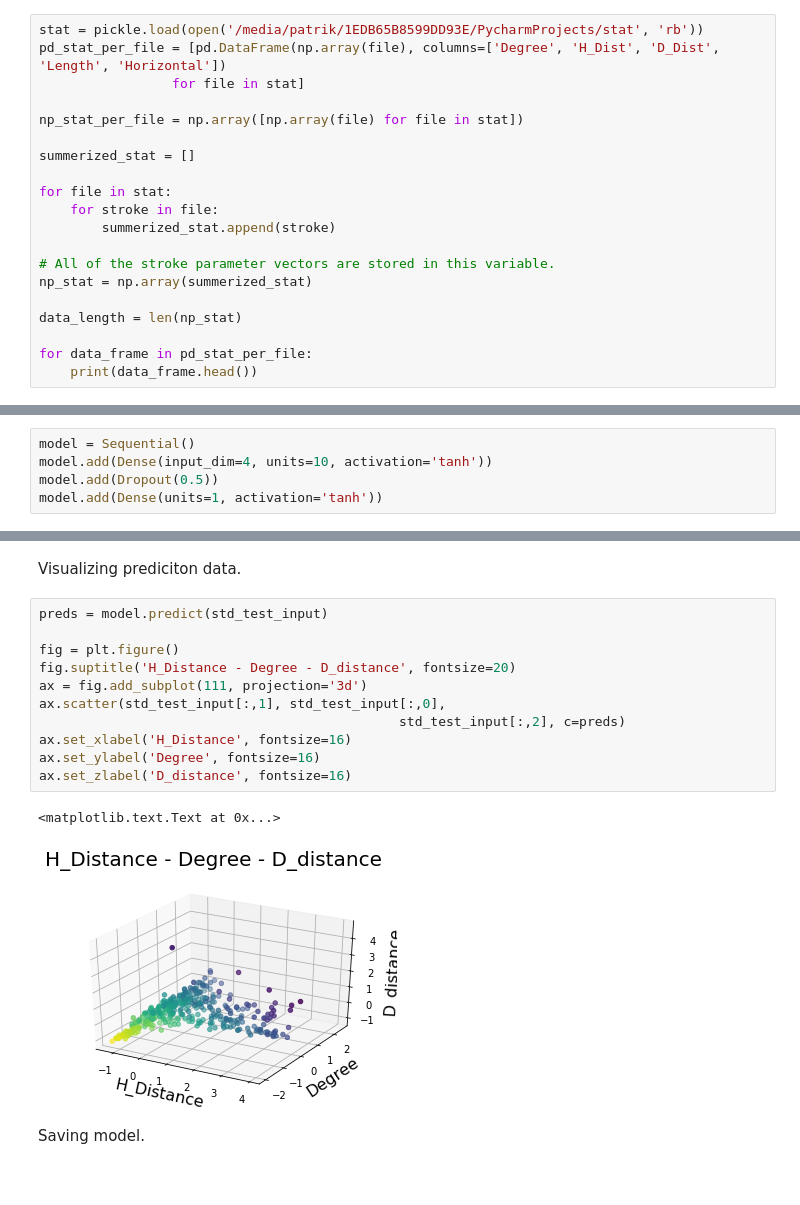
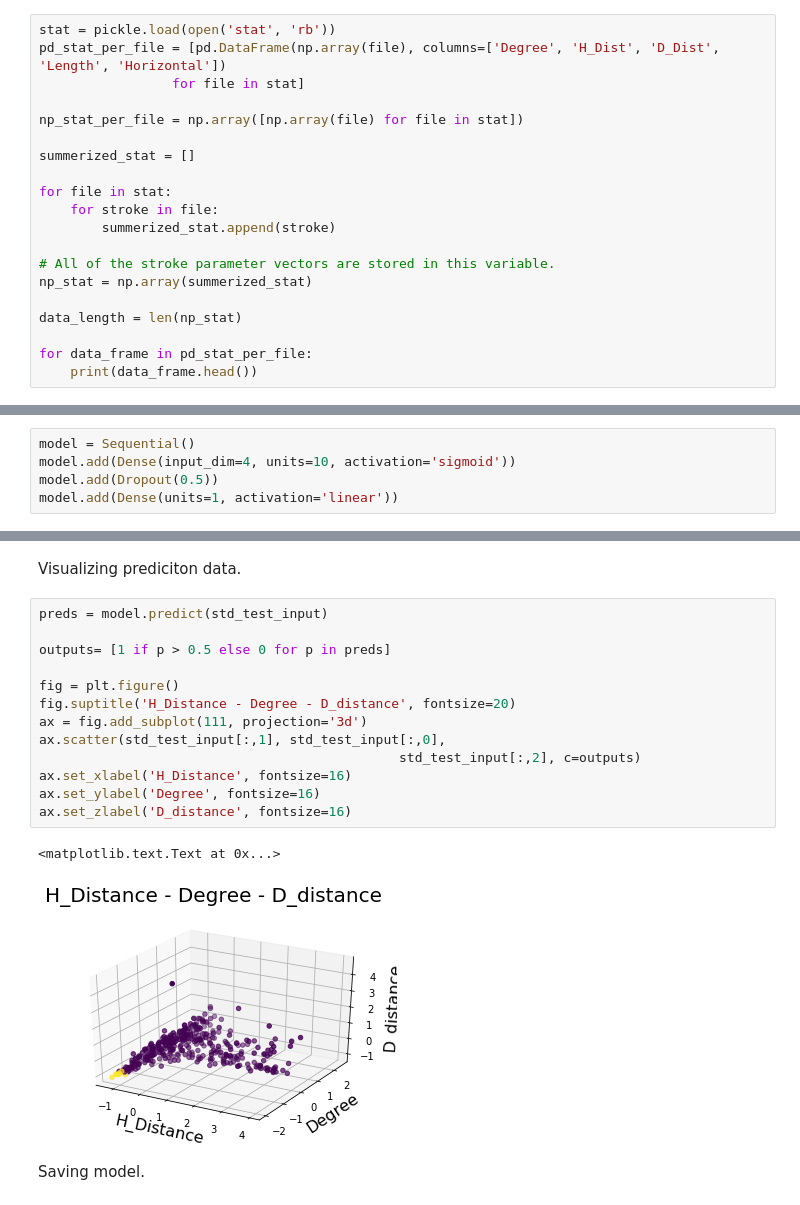
Before and after one commit to csutorasr-homeworks/BMEVIAUAL00, a Jupyter notebook: model/RightLeft.ipynb, the cells around one changed output, grey strips where cells are left out. Saved outputs shown, nothing was run; the diff lists cells and outputs as text.

```diff
--- a/model/RightLeft.ipynb
+++ b/model/RightLeft.ipynb
@@ -16,7 +18,7 @@ import pickle
 # %% [markdown]
 The stroke statistics are stored in quadruples for each stroke, paired with the predeterined horizontal value.
 # %%
-stat = pickle.load(open('/media/patrik/1EDB65B8599DD93E/PycharmProjects/stat', 'rb'))
+stat = pickle.load(open('stat', 'rb'))
 pd_stat_per_file = [pd.DataFrame(np.array(file), columns=['Degree', 'H_Dist', 'D_Dist', 'Length', 'Horizontal'])
                  for file in stat]
 
@@ -264,9 +266,9 @@ pd.DataFrame(std_valid_input, columns=['Degree', 'H_Dist', 'D_Dist', 'Length'])
 The model is a fully connected network, it has 4 input features for the 4 stroke parameters. There is one hidden layer, with 10 neurons, and a 0.5 dropout. It uses tanh activation in the hidden and output layer as well.
 # %%
 model = Sequential()
-model.add(Dense(input_dim=4, units=10, activation='tanh'))
+model.add(Dense(input_dim=4, units=10, activation='sigmoid'))
 model.add(Dropout(0.5))
-model.add(Dense(units=1, activation='tanh'))
+model.add(Dense(units=1, activation='linear'))
 # %% [markdown]
 There are 3 callback functions in the model, early stopping, model checkpoint and learning rate reduction.
 # %%
@@ -309,18 +311,20 @@ Epoch 00052: early stopping
 Visualizing prediciton data.
 # %%
 preds = model.predict(std_test_input)
+
+outputs= [1 if p > 0.5 else 0 for p in preds]
 
 fig = plt.figure()
 fig.suptitle('H_Distance - Degree - D_distance', fontsize=20)
 ax = fig.add_subplot(111, projection='3d')
 ax.scatter(std_test_input[:,1], std_test_input[:,0],
-                                              std_test_input[:,2], c=preds)
+                                              std_test_input[:,2], c=outputs)
 ax.set_xlabel('H_Distance', fontsize=16)
 ax.set_ylabel('Degree', fontsize=16)
 ax.set_zlabel('D_distance', fontsize=16)
 # %% [output]
 <matplotlib.text.Text at 0x...>
-[figure, old version]
+[figure, new version]
 # %% [markdown]
 Saving model.
 # %%
```
Also changed, not shown: parts of 3 cells of this notebook, 2 other files.
